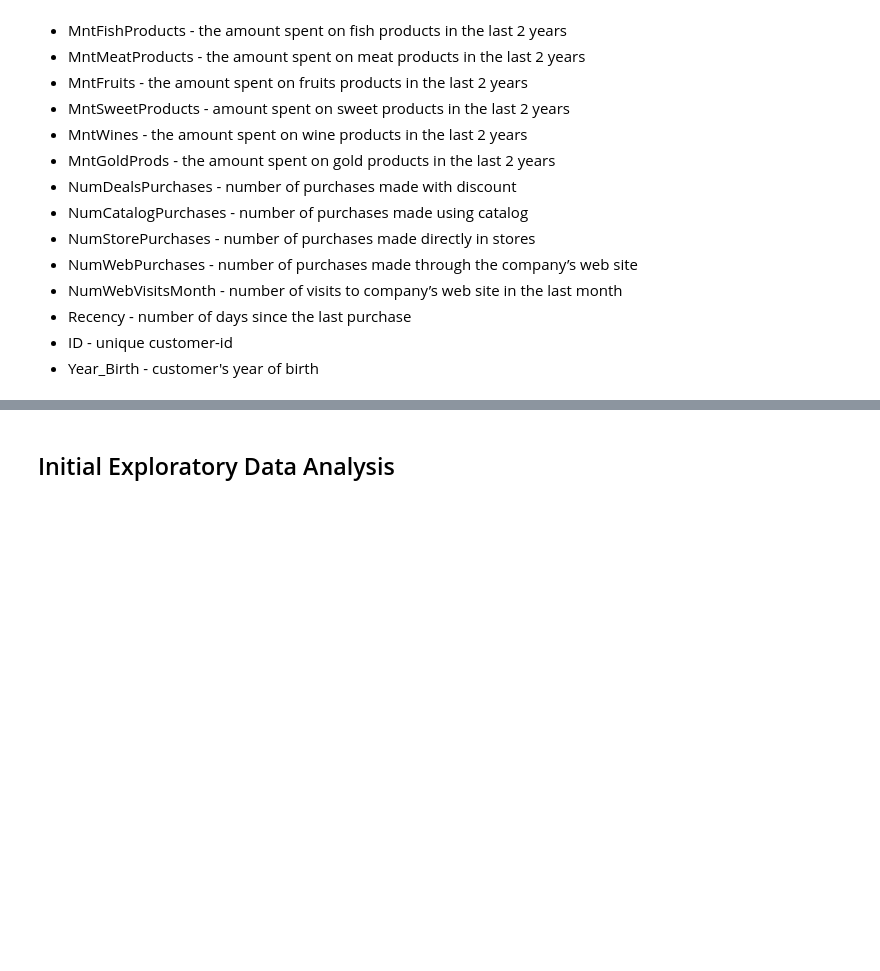
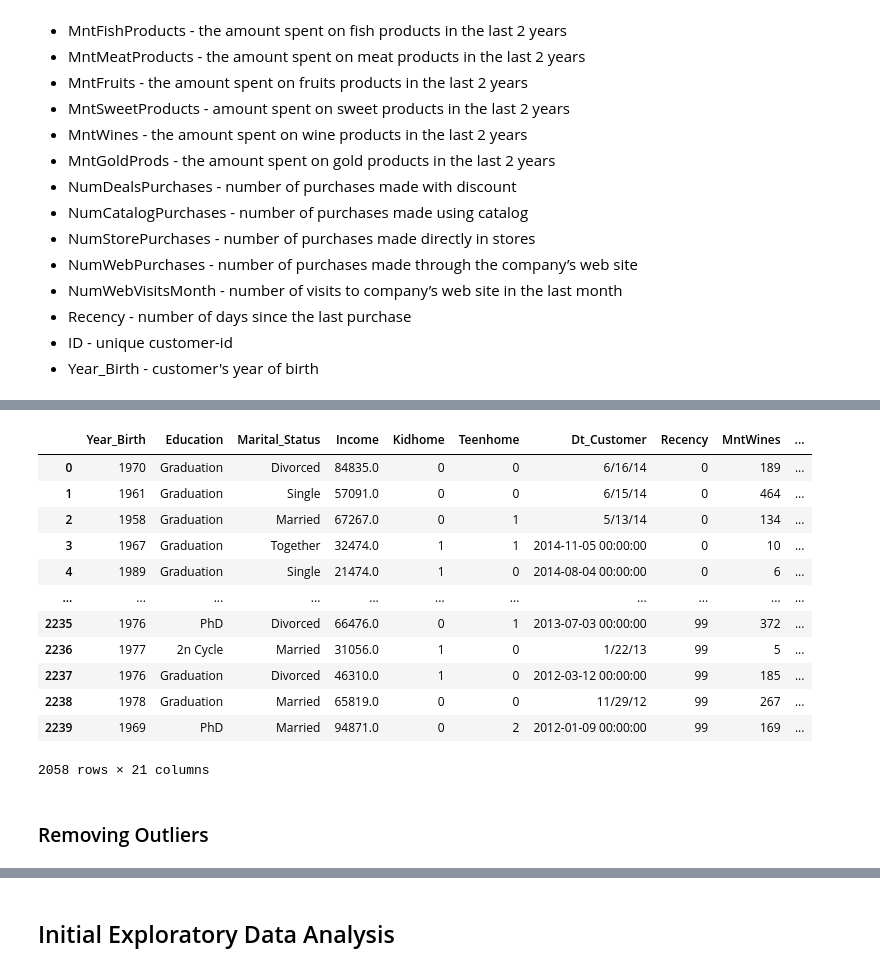
Before and after one commit to Ronan-Daliuag/Determining-Leads, a Jupyter notebook: LabEx#2.ipynb, the cells around one changed output, grey strips where cells are left out. Saved outputs shown, nothing was run; the diff lists cells and outputs as text; code cells hidden in the pictures; blank space fills up the shorter version.

```diff
--- a/LabEx#2.ipynb
+++ b/LabEx#2.ipynb
@@ -52,5 +67,20 @@ otherwise
 # %%
-# dfdupes = df
+# # Dropping dupes and retaining only 1 entry
 df = df.drop(columns=['ID'])
 df = df.drop_duplicates(keep='last')
+df
+# %% [output]
+|  | Year_Birth | Education | Marital_Status | Income | Kidhome | Teenhome | Dt_Customer | Recency | MntWines | ... |
+| 0 | 1970 | Graduation | Divorced | 84835.0 | 0 | 0 | 6/16/14 | 0 | 189 | ... |
+| 1 | 1961 | Graduation | Single | 57091.0 | 0 | 0 | 6/15/14 | 0 | 464 | ... |
+| 2 | 1958 | Graduation | Married | 67267.0 | 0 | 1 | 5/13/14 | 0 | 134 | ... |
+| 3 | 1967 | Graduation | Together | 32474.0 | 1 | 1 | 2014-11-05 00:00:00 | 0 | 10 | ... |
+| 4 | 1989 | Graduation | Single | 21474.0 | 1 | 0 | 2014-08-04 00:00:00 | 0 | 6 | ... |
+| ... | ... | ... | ... | ... | ... | ... | ... | ... | ... | ... |
+| 2235 | 1976 | PhD | Divorced | 66476.0 | 0 | 1 | 2013-07-03 00:00:00 | 99 | 372 | ... |
+| 2236 | 1977 | 2n Cycle | Married | 31056.0 | 1 | 0 | 1/22/13 | 99 | 5 | ... |
+| 2237 | 1976 | Graduation | Divorced | 46310.0 | 1 | 0 | 2012-03-12 00:00:00 | 99 | 185 | ... |
+| 2238 | 1978 | Graduation | Married | 65819.0 | 0 | 0 | 11/29/12 | 99 | 267 | ... |
+| 2239 | 1969 | PhD | Married | 94871.0 | 0 | 2 | 2012-01-09 00:00:00 | 99 | 169 | ... |
+2058 rows × 21 columns
 # %%
@@ -87,4 +111,6 @@ df['Income'] = df['Income'].fillna(0)
 # Convert Year_Birth to Age
 df['Age'] = 2015 - df['Year_Birth']
 df.drop(columns=['Year_Birth'],inplace=True)
+# %% [markdown]
+### Removing Outliers
 # %%
```
Also changed, not shown: parts of 30 cells of this notebook, 1 other file.
